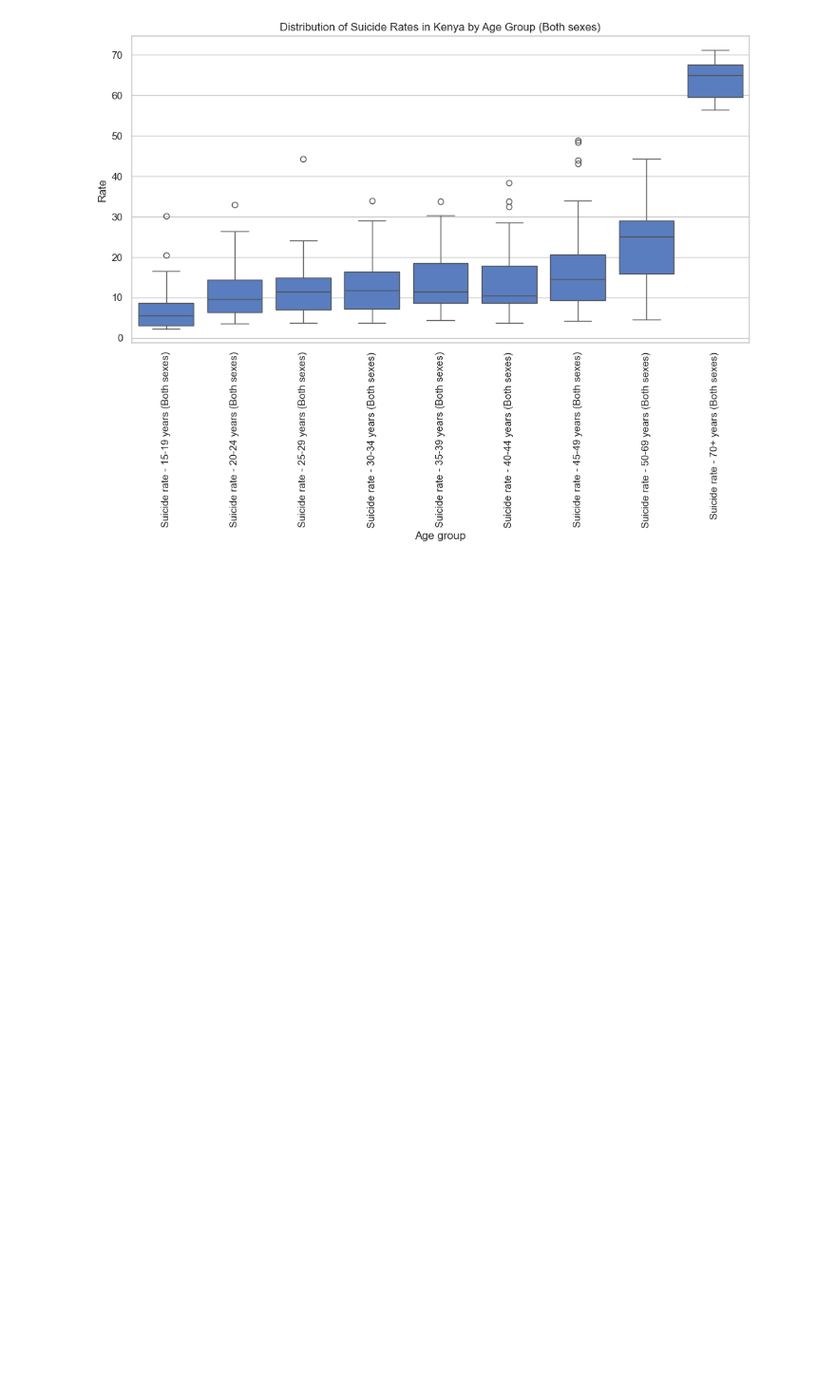
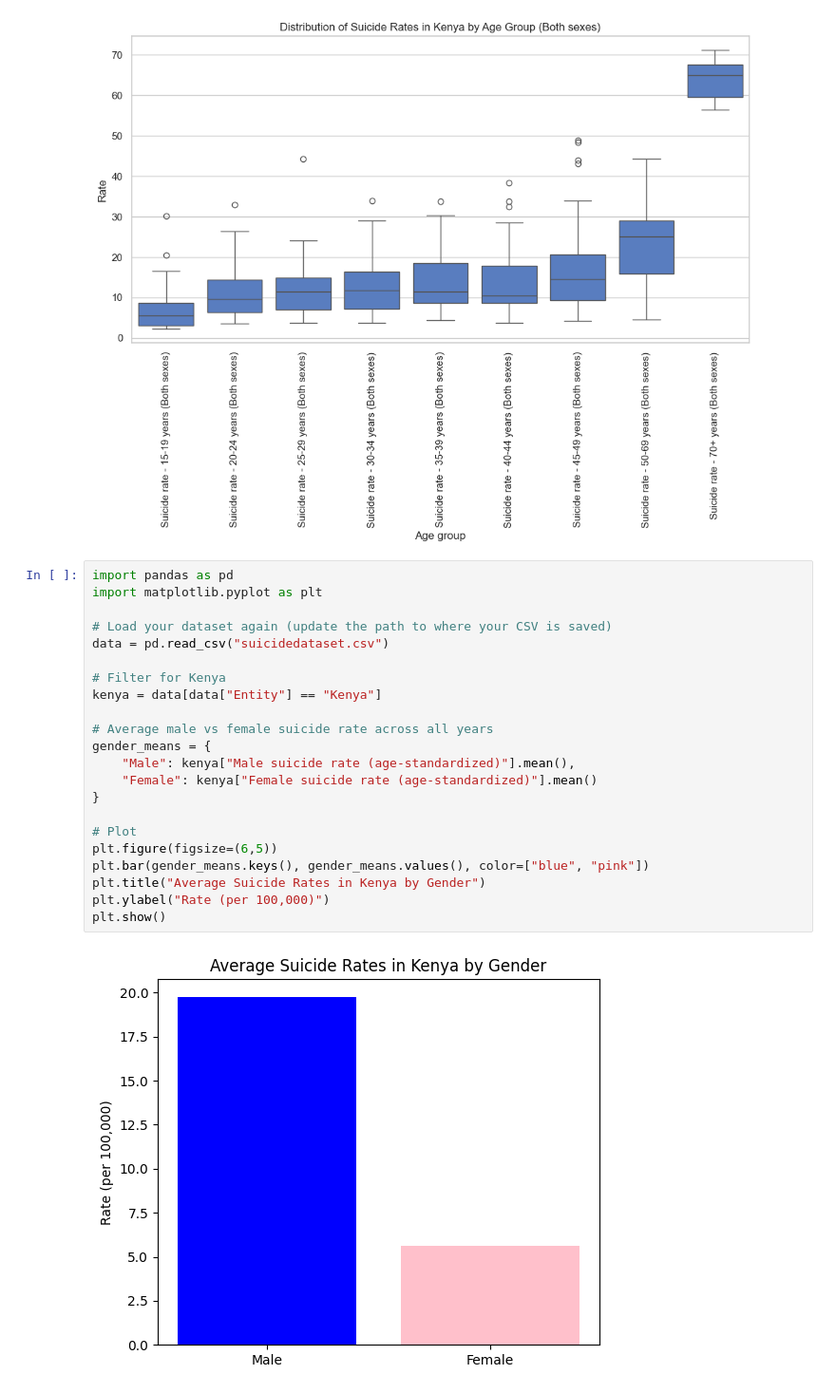
Before and after one commit to KelvinKipchumba67/data-analysis-suicide, a Jupyter notebook: suiciderates.ipynb, the cells around one changed output. Shown at 95% size. Saved outputs shown, nothing was run; the diff lists cells and outputs as text; blank space fills up the shorter version.

```diff
--- a/suiciderates.ipynb
+++ b/suiciderates.ipynb
@@ -242,3 +242,27 @@ plt.title("Distribution of Suicide Rates in Kenya by Age Group (Both sexes)")
 plt.show()
 # %% [output]
 [figure]
+# %%
+import pandas as pd
+import matplotlib.pyplot as plt
+
+# Load your dataset again (update the path to where your CSV is saved)
+data = pd.read_csv("suicidedataset.csv")
+
+# Filter for Kenya
+kenya = data[data["Entity"] == "Kenya"]
+
+# Average male vs female suicide rate across all years
+gender_means = {
+    "Male": kenya["Male suicide rate (age-standardized)"].mean(),
+    "Female": kenya["Female suicide rate (age-standardized)"].mean()
+}
+
+# Plot
+plt.figure(figsize=(6,5))
+plt.bar(gender_means.keys(), gender_means.values(), color=["blue", "pink"])
+plt.title("Average Suicide Rates in Kenya by Gender")
+plt.ylabel("Rate (per 100,000)")
+plt.show()
+# %% [output]
+[figure, added]
```
